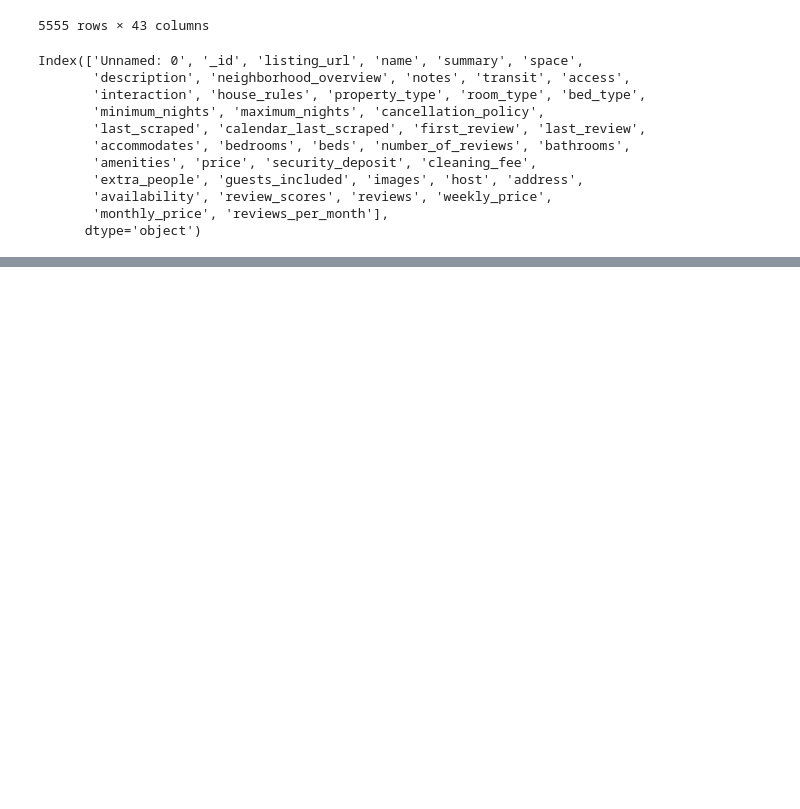
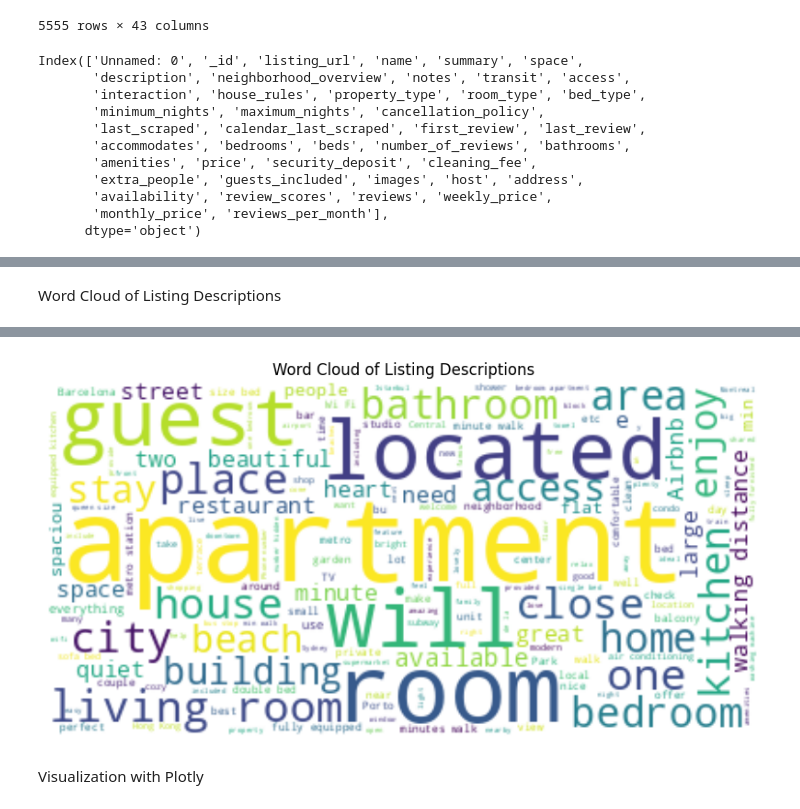
Before and after one commit to aarohishaiva/AirBNB-Data-Analysis-project-3, a Jupyter notebook: Project_3_AirBNB.ipynb, the cells around one changed output, grey strips where cells are left out. Cells and saved outputs as stored; diff of their text form; code cells hidden in the pictures; blank space fills up the shorter version.

```diff
--- a/Project_3_AirBNB.ipynb
+++ b/Project_3_AirBNB.ipynb
@@ -39,3 +39,7 @@ Index(['Unnamed: 0', '_id', 'listing_url', 'name', 'summary', 'space',
        'availability', 'review_scores', 'reviews', 'weekly_price',
        'monthly_price', 'reviews_per_month'],
       dtype='object')
+# %%
+# Clean column names
+Airbnb_df.columns = Airbnb_df.columns.str.strip()
+print("Cleaned Columns:", Airbnb_df.columns)
@@ -42 +58,15 @@ Index(['Unnamed: 0', '_id', 'listing_url', 'name', 'summary', 'space',
+# %%
+# Clean and convert columns
+# Replace '$' and ',' in price-related columns and convert to float
+for col in ['price', 'security_deposit', 'cleaning_fee', 'extra_people', 'weekly_price', 'monthly_price']:
+    if col in Airbnb_df.columns:
+        Airbnb_df[col] = Airbnb_df[col].replace('[\$,]', '', regex=True).astype(float)
+    else:
+        print(f"{col} column not found")
+# %%
+# Handle 'guests_included'
+if 'guests_included' in Airbnb_df.columns:
+    Airbnb_df['guests_included'] = Airbnb_df['guests_included'].astype(float)
+else:
+    print("guests_included column not found")
 # %%
@@ -274,0 +102,19 @@ else:
+# %% [markdown]
+Word Cloud of Listing Descriptions
+# %%
+# Original code
+#text = ' '.join(df['description'].dropna())
+
+# Corrected code
+!pip install wordcloud
+from wordcloud import WordCloud, STOPWORDS # Import the WordCloud class and STOPWORDS
+
+text = ' '.join(Airbnb_df['description'].dropna())
+wordcloud = WordCloud(stopwords=STOPWORDS, background_color='white').generate(text)
+
+plt.figure(figsize=(10, 6))
+plt.imshow(wordcloud, interpolation='bilinear')
+plt.axis('off')
+plt.title('Word Cloud of Listing Descriptions')
+plt.show()
+# %% [output]
@@ -274,0 +133,3 @@ else:
+[figure, added]
+# %% [markdown]
+Visualization with Plotly
```
Also changed, not shown: parts of 35 cells of this notebook.
